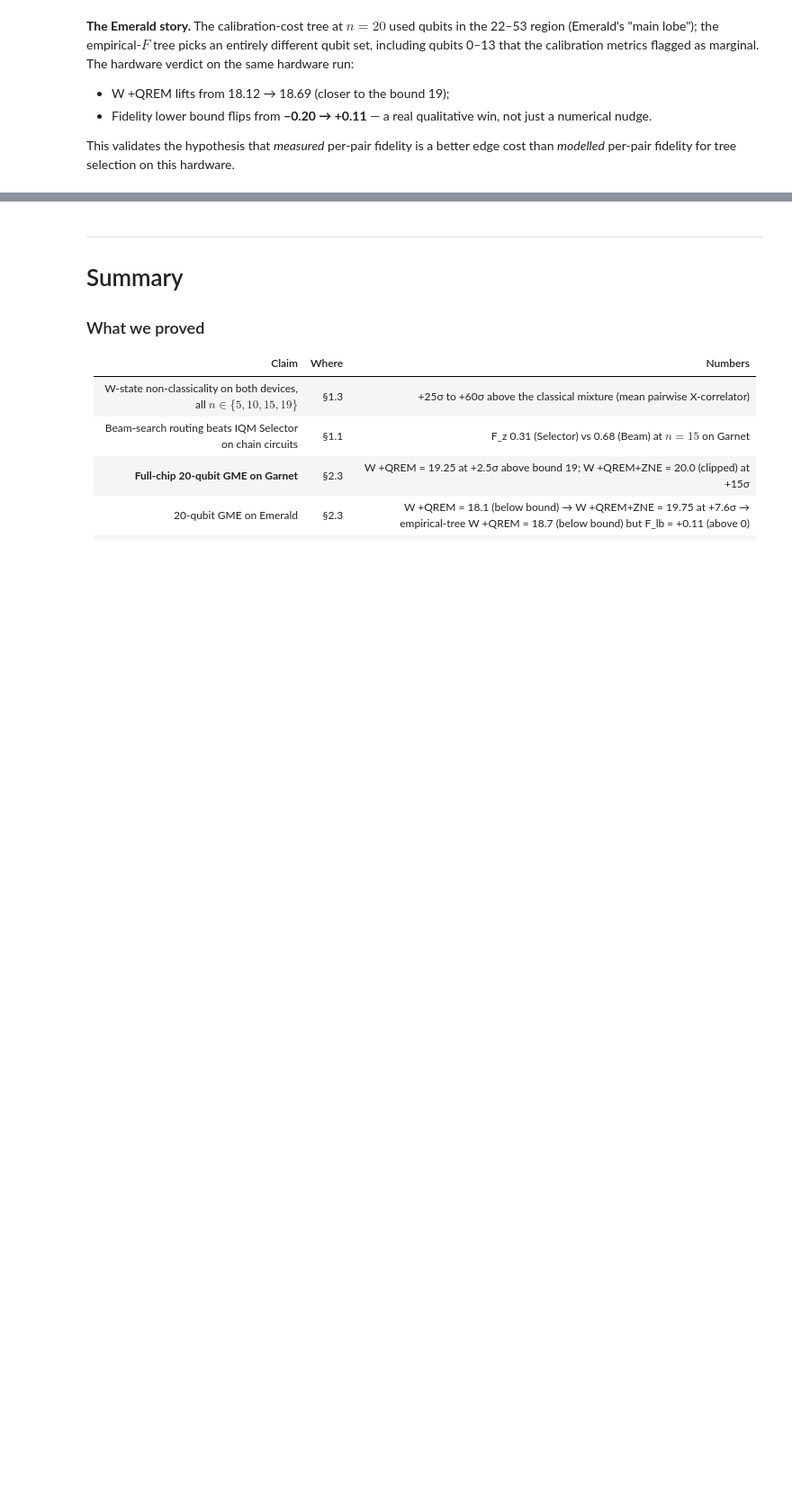
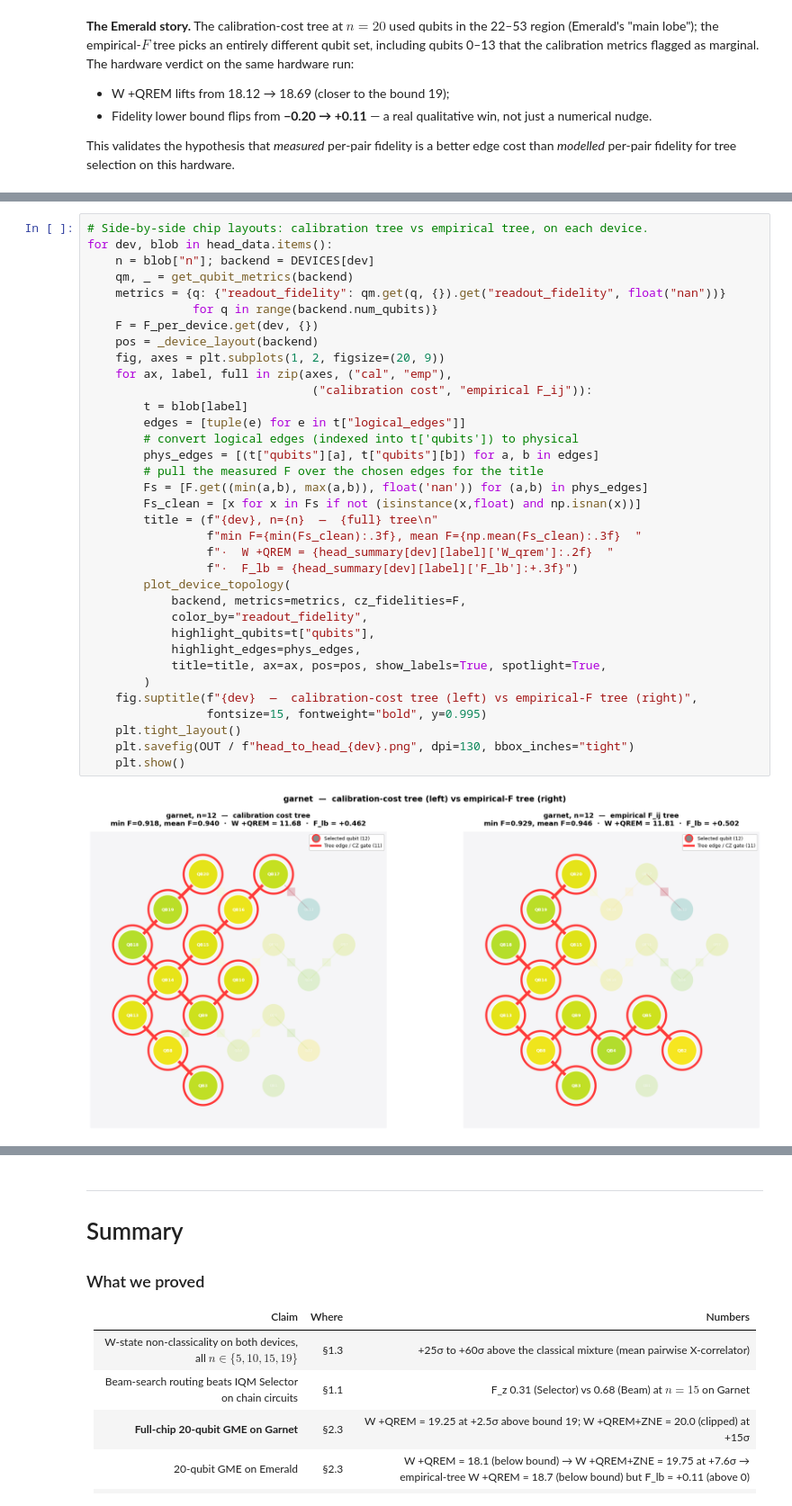
Before and after one commit to GrigoVyd/iqm_qte, a Jupyter notebook: experiments/witness_my_entanglement.ipynb, the cells around one changed output, grey strips where cells are left out. Shown at 90% size. Drawn from its saved outputs; the diff is of its cells as text; blank space fills up the shorter version.

```diff
--- a/experiments/witness_my_entanglement.ipynb
+++ b/experiments/witness_my_entanglement.ipynb
@@ -1028,0 +1088,37 @@ hardware.
+# %%
+# Side-by-side chip layouts: calibration tree vs empirical tree, on each device.
+for dev, blob in head_data.items():
+    n = blob["n"]; backend = DEVICES[dev]
+    qm, _ = get_qubit_metrics(backend)
+    metrics = {q: {"readout_fidelity": qm.get(q, {}).get("readout_fidelity", float("nan"))}
+               for q in range(backend.num_qubits)}
+    F = F_per_device.get(dev, {})
+    pos = _device_layout(backend)
+    fig, axes = plt.subplots(1, 2, figsize=(20, 9))
+    for ax, label, full in zip(axes, ("cal", "emp"),
+                                ("calibration cost", "empirical F_ij")):
+        t = blob[label]
+        edges = [tuple(e) for e in t["logical_edges"]]
+        # convert logical edges (indexed into t['qubits']) to physical
+        phys_edges = [(t["qubits"][a], t["qubits"][b]) for a, b in edges]
+        # pull the measured F over the chosen edges for the title
+        Fs = [F.get((min(a,b), max(a,b)), float('nan')) for (a,b) in phys_edges]
+        Fs_clean = [x for x in Fs if not (isinstance(x,float) and np.isnan(x))]
+        title = (f"{dev}, n={n}  —  {full} tree\n"
+                 f"min F={min(Fs_clean):.3f}, mean F={np.mean(Fs_clean):.3f}  "
+                 f"·  W +QREM = {head_summary[dev][label]['W_qrem']:.2f}  "
+                 f"·  F_lb = {head_summary[dev][label]['F_lb']:+.3f}")
+        plot_device_topology(
+            backend, metrics=metrics, cz_fidelities=F,
+            color_by="readout_fidelity",
+            highlight_qubits=t["qubits"],
+            highlight_edges=phys_edges,
+            title=title, ax=ax, pos=pos, show_labels=True, spotlight=True,
+        )
+    fig.suptitle(f"{dev}  —  calibration-cost tree (left) vs empirical-F tree (right)",
+                 fontsize=15, fontweight="bold", y=0.995)
+    plt.tight_layout()
+    plt.savefig(OUT / f"head_to_head_{dev}.png", dpi=130, bbox_inches="tight")
+    plt.show()
+# %% [output]
+[figure, added]
```
Also changed, not shown: parts of 10 cells of this notebook, 15 other files.
